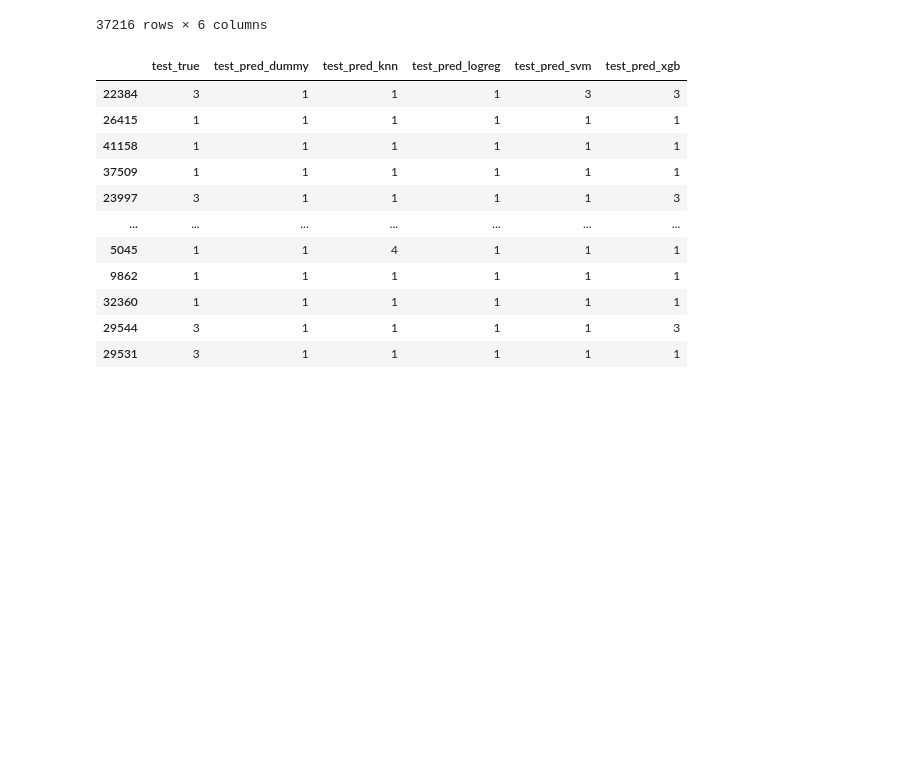
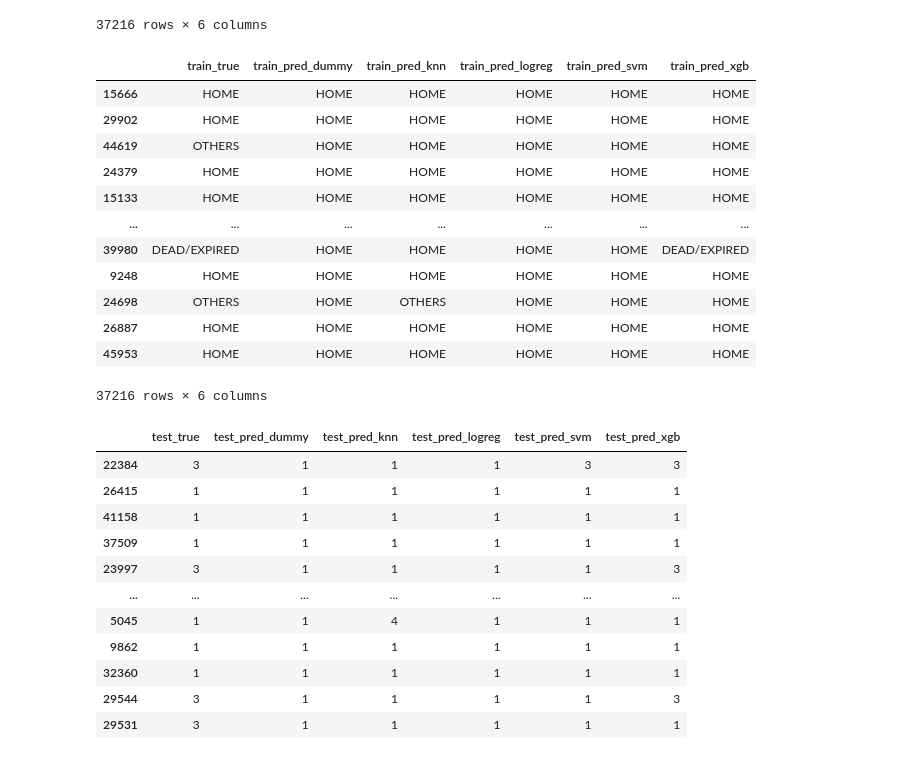
Before and after one commit to ZhiQiu976/MIMIC-Predictive-Modeling, a Jupyter notebook: Model Development/Models_overall.ipynb, the cells around one changed output. Saved outputs shown, nothing was run; the diff lists cells and outputs as text; code cells hidden in the pictures; blank space fills up the shorter version.

```diff
--- a/Model Development/Models_overall.ipynb
+++ b/Model Development/Models_overall.ipynb
@@ -281,3 +296,21 @@ pd.read_csv('train_results.csv', index_col=0)
+# %%
+#df_train.to_csv('train_results_decoded.csv')
+df_train = pd.read_csv('train_results_decoded.csv', index_col=0)
+df_train
+# %% [output]
+|  | train_true | train_pred_dummy | train_pred_knn | train_pred_logreg | train_pred_svm | train_pred_xgb |
+| 15666 | HOME | HOME | HOME | HOME | HOME | HOME |
+| 29902 | HOME | HOME | HOME | HOME | HOME | HOME |
+| 44619 | OTHERS | HOME | HOME | HOME | HOME | HOME |
+| 24379 | HOME | HOME | HOME | HOME | HOME | HOME |
+| 15133 | HOME | HOME | HOME | HOME | HOME | HOME |
+| ... | ... | ... | ... | ... | ... | ... |
+| 39980 | DEAD/EXPIRED | HOME | HOME | HOME | HOME | DEAD/EXPIRED |
+| 9248 | HOME | HOME | HOME | HOME | HOME | HOME |
+| 24698 | OTHERS | HOME | OTHERS | HOME | HOME | HOME |
+| 26887 | HOME | HOME | HOME | HOME | HOME | HOME |
+| 45953 | HOME | HOME | HOME | HOME | HOME | HOME |
+37216 rows × 6 columns
 # %%
 # d = {'test_true': y_test,
 #      'test_pred_dummy': test_pred_dummy,
```
Also changed, not shown: parts of 15 cells of this notebook, 2 other files.
